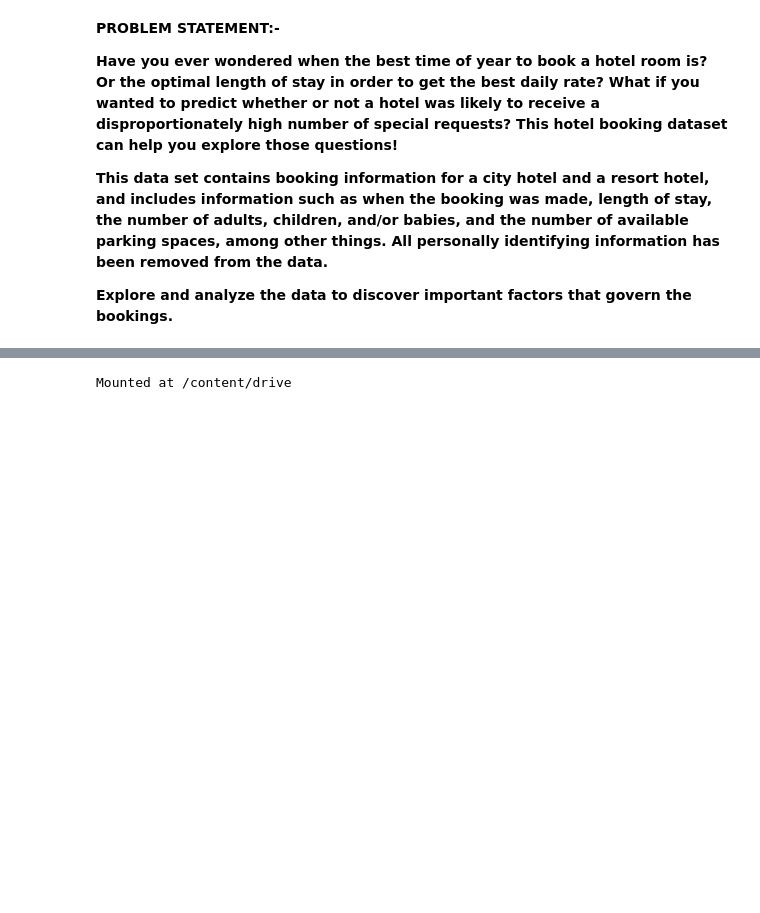
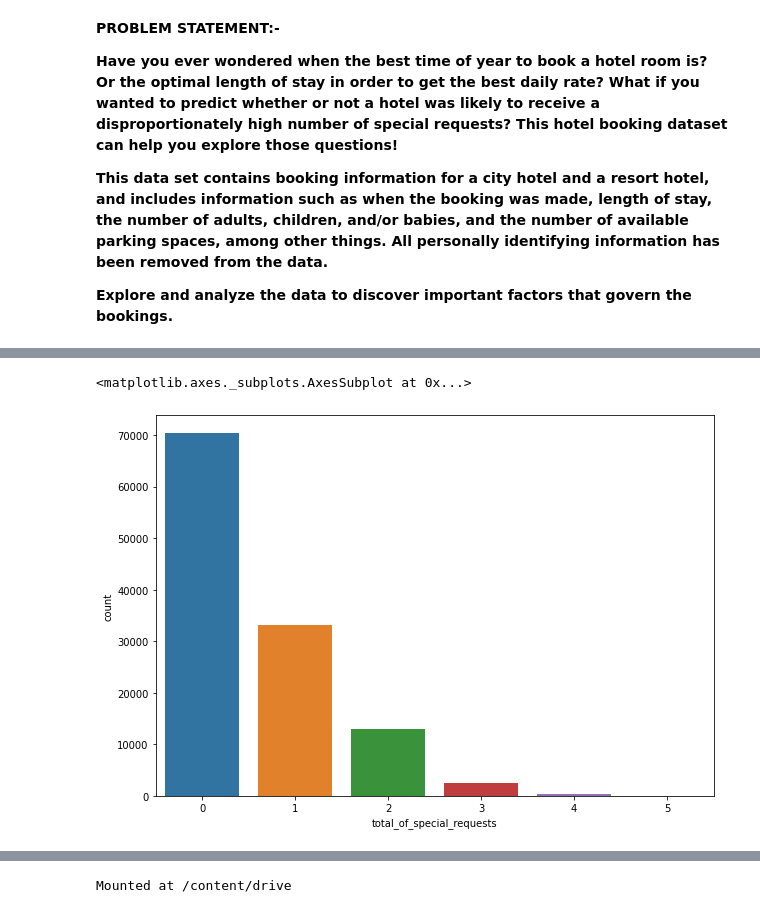
Before and after one commit to AjaharDaroga/EDA_CAPSTONE_PROJECT, a Jupyter notebook: Hotel_Booking_Analysis_Capstone_Project.ipynb, the cells around one changed output, grey strips where cells are left out. Cells and saved outputs as stored; diff of their text form; code cells hidden in the pictures; blank space fills up the shorter version.

```diff
--- a/Hotel_Booking_Analysis_Capstone_Project.ipynb
+++ b/Hotel_Booking_Analysis_Capstone_Project.ipynb
@@ -10,0 +217,7 @@
+# %%
+# based on special request
+#df['total_of_special_requests'].unique()
+feature_understand_plot('total_of_special_requests')
+# %% [output]
+<matplotlib.axes._subplots.AxesSubplot at 0x...>
+[figure, added]
```
Also changed, not shown: parts of 89 cells of this notebook.
